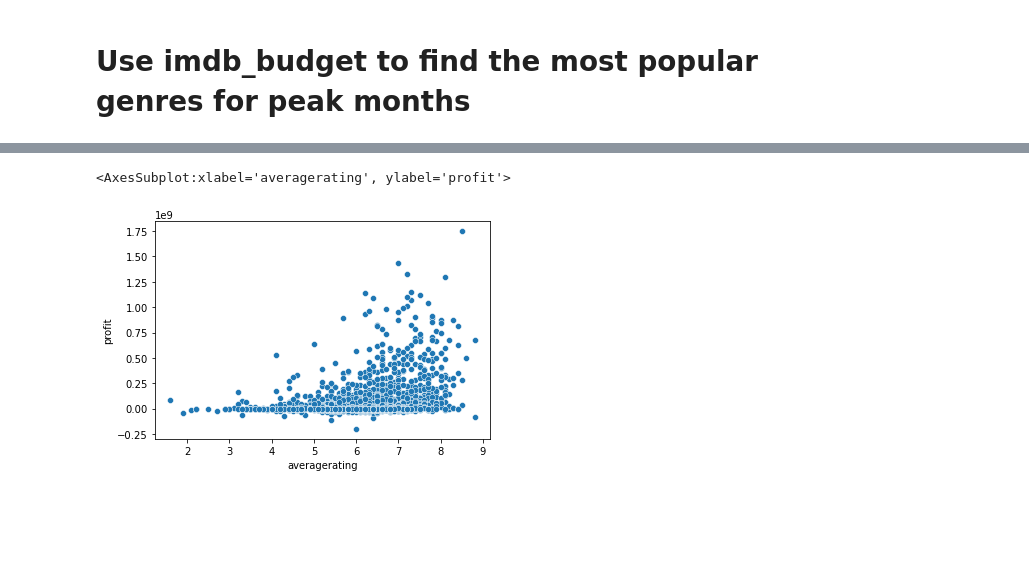
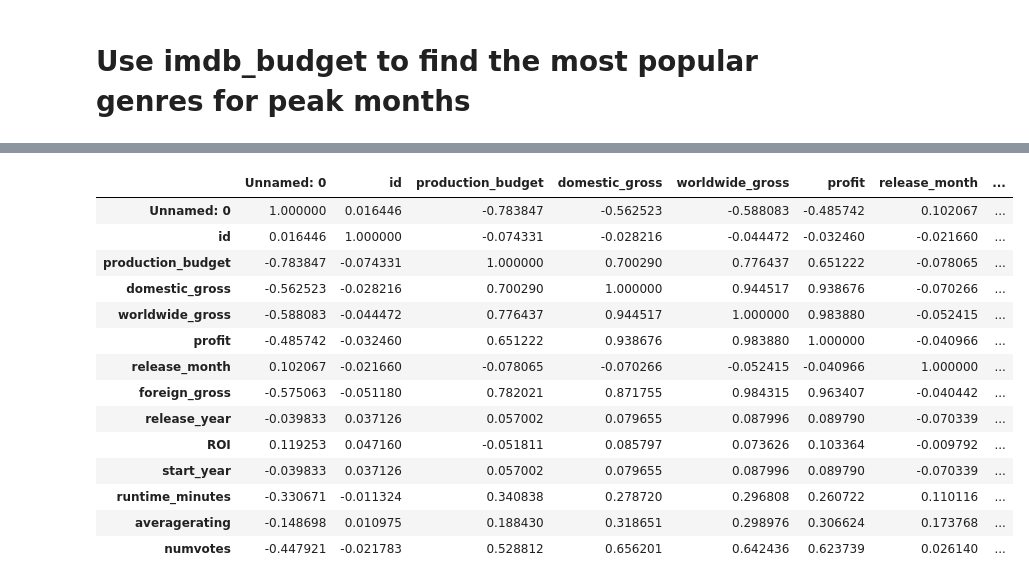
Before and after one commit to michael-pozo/Movie-Data-Analysis-, a Jupyter notebook: IMDB Data Working Notebook.ipynb, the cells around one changed output, grey strips where cells are left out. Cells and saved outputs as stored; diff of their text form; code cells hidden in the pictures; blank space fills up the shorter version.

```diff
--- a/IMDB Data Working Notebook.ipynb
+++ b/IMDB Data Working Notebook.ipynb
@@ -241,6 +249,18 @@ sns.barplot(x = 'genres', y ='profit', data = top_5_genres_df);
-# %%
-imdb_budget_dedupe_df = imdb_budget_df.drop_duplicates(subset = 'primary_title')
-sns.scatterplot(x = 'averagerating', y = 'profit', data = imdb_budget_dedupe_df)
-# %% [output]
-<AxesSubplot:xlabel='averagerating', ylabel='profit'>
-[figure, removed]
+# %%
+imdb_budget_df.corr()
+# %% [output]
+|  | Unnamed: 0 | id | production_budget | domestic_gross | worldwide_gross | profit | release_month | ... |
+| Unnamed: 0 | 1.000000 | 0.016446 | -0.783847 | -0.562523 | -0.588083 | -0.485742 | 0.102067 | ... |
+| id | 0.016446 | 1.000000 | -0.074331 | -0.028216 | -0.044472 | -0.032460 | -0.021660 | ... |
+| production_budget | -0.783847 | -0.074331 | 1.000000 | 0.700290 | 0.776437 | 0.651222 | -0.078065 | ... |
+| domestic_gross | -0.562523 | -0.028216 | 0.700290 | 1.000000 | 0.944517 | 0.938676 | -0.070266 | ... |
+| worldwide_gross | -0.588083 | -0.044472 | 0.776437 | 0.944517 | 1.000000 | 0.983880 | -0.052415 | ... |
+| profit | -0.485742 | -0.032460 | 0.651222 | 0.938676 | 0.983880 | 1.000000 | -0.040966 | ... |
+| release_month | 0.102067 | -0.021660 | -0.078065 | -0.070266 | -0.052415 | -0.040966 | 1.000000 | ... |
+| foreign_gross | -0.575063 | -0.051180 | 0.782021 | 0.871755 | 0.984315 | 0.963407 | -0.040442 | ... |
+| release_year | -0.039833 | 0.037126 | 0.057002 | 0.079655 | 0.087996 | 0.089790 | -0.070339 | ... |
+| ROI | 0.119253 | 0.047160 | -0.051811 | 0.085797 | 0.073626 | 0.103364 | -0.009792 | ... |
+| start_year | -0.039833 | 0.037126 | 0.057002 | 0.079655 | 0.087996 | 0.089790 | -0.070339 | ... |
+| runtime_minutes | -0.330671 | -0.011324 | 0.340838 | 0.278720 | 0.296808 | 0.260722 | 0.110116 | ... |
+| averagerating | -0.148698 | 0.010975 | 0.188430 | 0.318651 | 0.298976 | 0.306624 | 0.173768 | ... |
+| numvotes | -0.447921 | -0.021783 | 0.528812 | 0.656201 | 0.642436 | 0.623739 | 0.026140 | ... |
```
Also changed, not shown: parts of 11 cells of this notebook, 4 other files.
